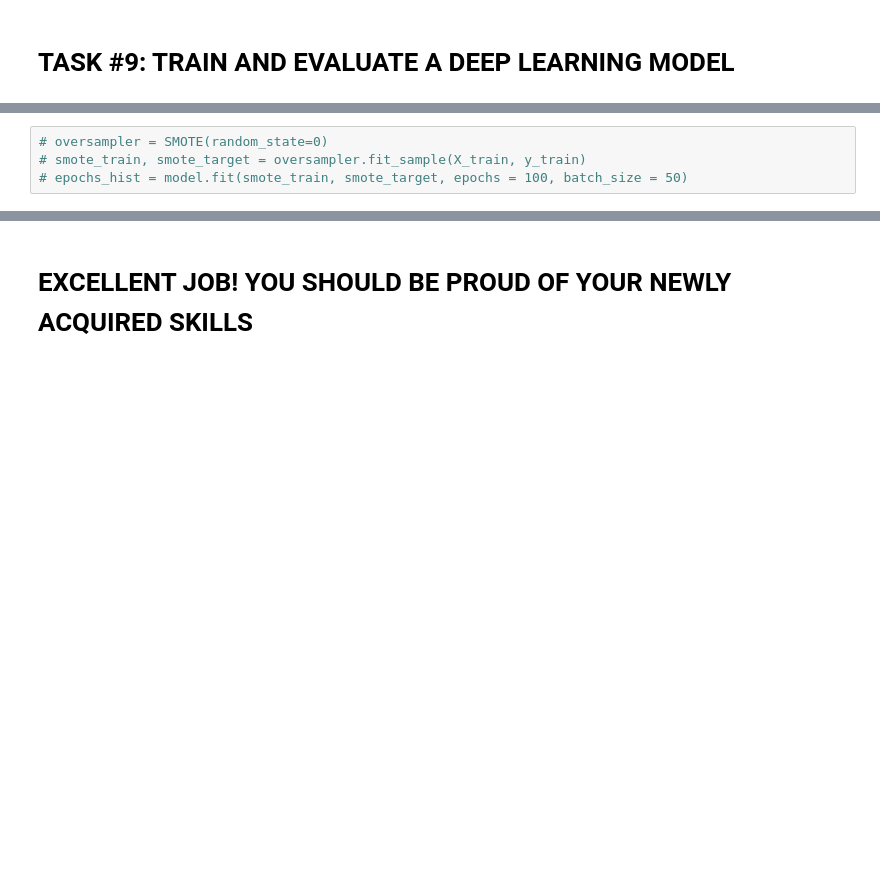
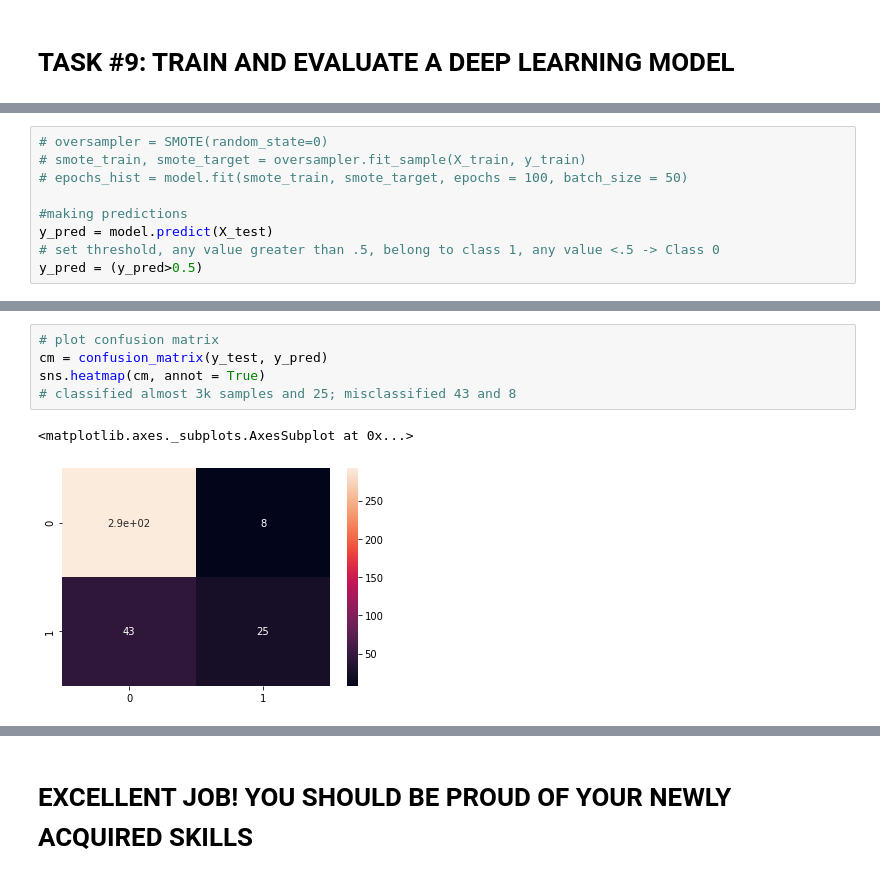
Before and after one commit to lavarius/DSCaseStudies, a Jupyter notebook: CS_Human_Resources_Department_Skeleton.ipynb, the cells around one changed output, grey strips where cells are left out. Cells and saved outputs as stored; diff of their text form; blank space fills up the shorter version.

```diff
--- a/CS_Human_Resources_Department_Skeleton.ipynb
+++ b/CS_Human_Resources_Department_Skeleton.ipynb
@@ -563,3 +704,8 @@ weighted avg       0.88      0.86      0.82       368
 # oversampler = SMOTE(random_state=0)
 # smote_train, smote_target = oversampler.fit_sample(X_train, y_train)
 # epochs_hist = model.fit(smote_train, smote_target, epochs = 100, batch_size = 50)
+
+#making predictions
+y_pred = model.predict(X_test)
+# set threshold, any value greater than .5, belong to class 1, any value <.5 -> Class 0
+y_pred = (y_pred>0.5)
@@ -567,0 +755,8 @@ weighted avg       0.88      0.86      0.82       368
+# %%
+# plot confusion matrix
+cm = confusion_matrix(y_test, y_pred)
+sns.heatmap(cm, annot = True)
+# classified almost 3k samples and 25; misclassified 43 and 8
+# %% [output]
+<matplotlib.axes._subplots.AxesSubplot at 0x...>
+[figure, added]
```
Also changed, not shown: parts of 24 cells of this notebook.
